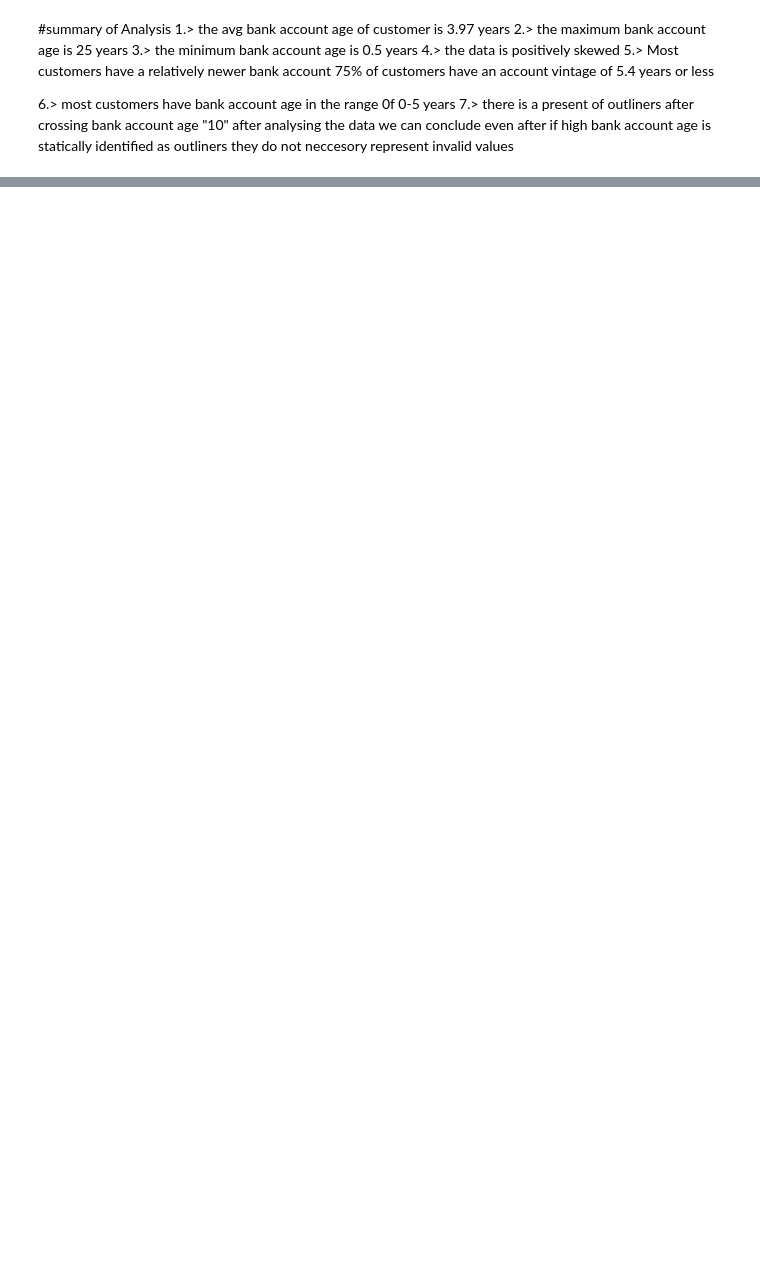
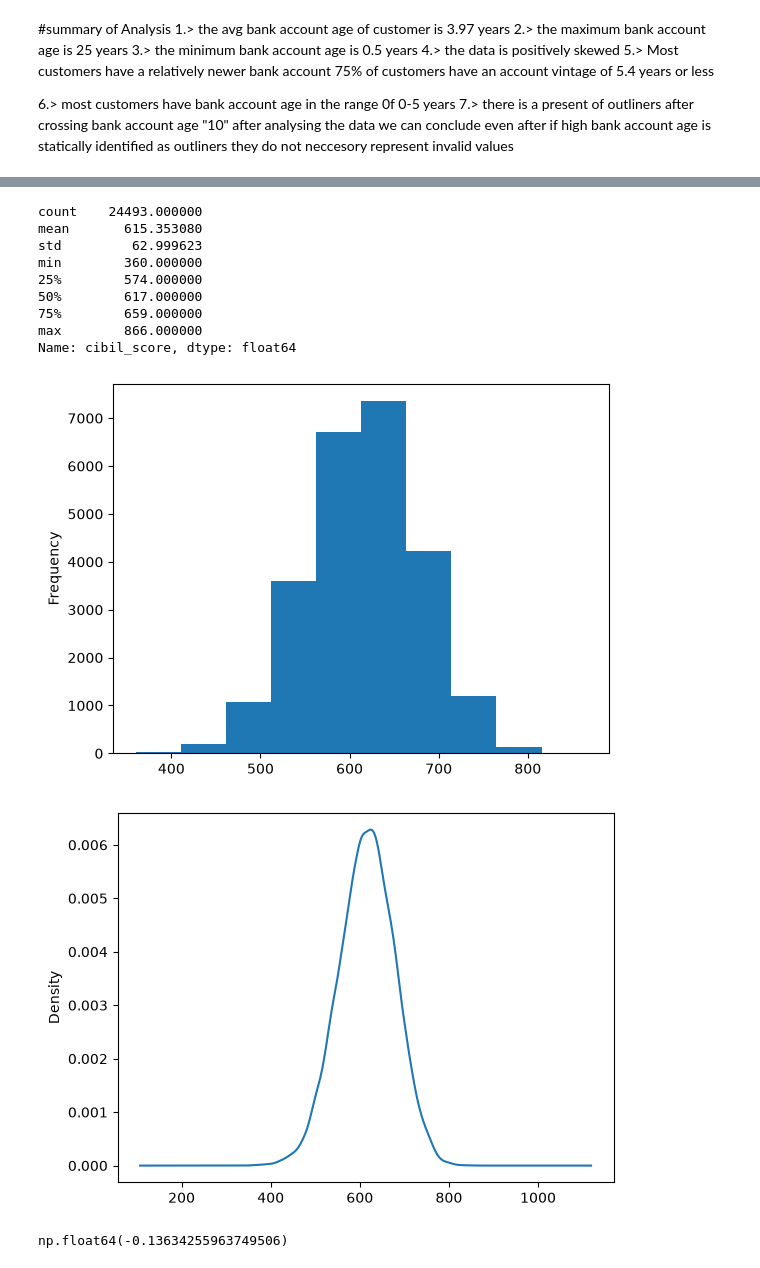
Before and after one commit to Nayan-2006-opensource/loan-default-risk-analysis, a Jupyter notebook: Notebooks/Loan_EDA.ipynb, the cells around one changed output, grey strips where cells are left out. Cells and saved outputs as stored; diff of their text form; code cells hidden in the pictures; blank space fills up the shorter version.

```diff
--- a/Notebooks/Loan_EDA.ipynb
+++ b/Notebooks/Loan_EDA.ipynb
@@ -206,0 +651,28 @@ they do not neccesory represent invalid values
+# %%
+#univariate Analysis on Cibil score coloumn
+
+display(df["cibil_score"].describe())
+#1.> the Avg cibil score of a person is 615
+#2.> the Median cibil score of a person is 617
+#3.> the minimum cibil score is 360 while the max is 866
+#4.> (q1,q3)->(574,659)
+df["cibil_score"].plot(kind="hist")
+plt.show()
+df["cibil_score"].plot(kind="density")
+plt.show()
+display(df["cibil_score"].skew())
+df["cibil_score"].plot(kind="box")
+plt.show()
+# %% [output]
+count    24493.000000
+mean       615.353080
+std         62.999623
+min        360.000000
+25%        574.000000
+50%        617.000000
+75%        659.000000
+max        866.000000
+Name: cibil_score, dtype: float64
+[figure, added]
+[figure, added]
+np.float64(-0.13634255963749506)
```
Also changed, not shown: parts of 20 cells of this notebook.
